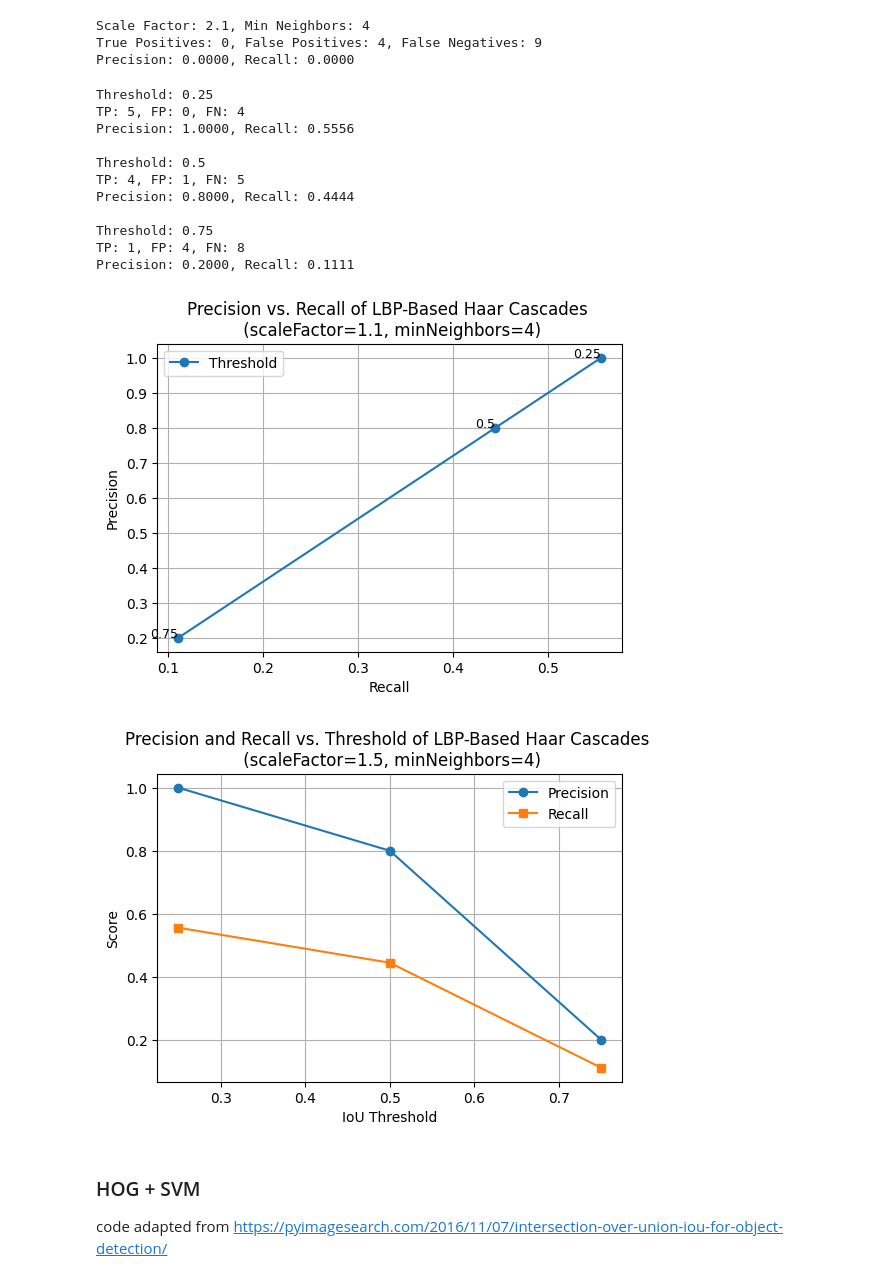
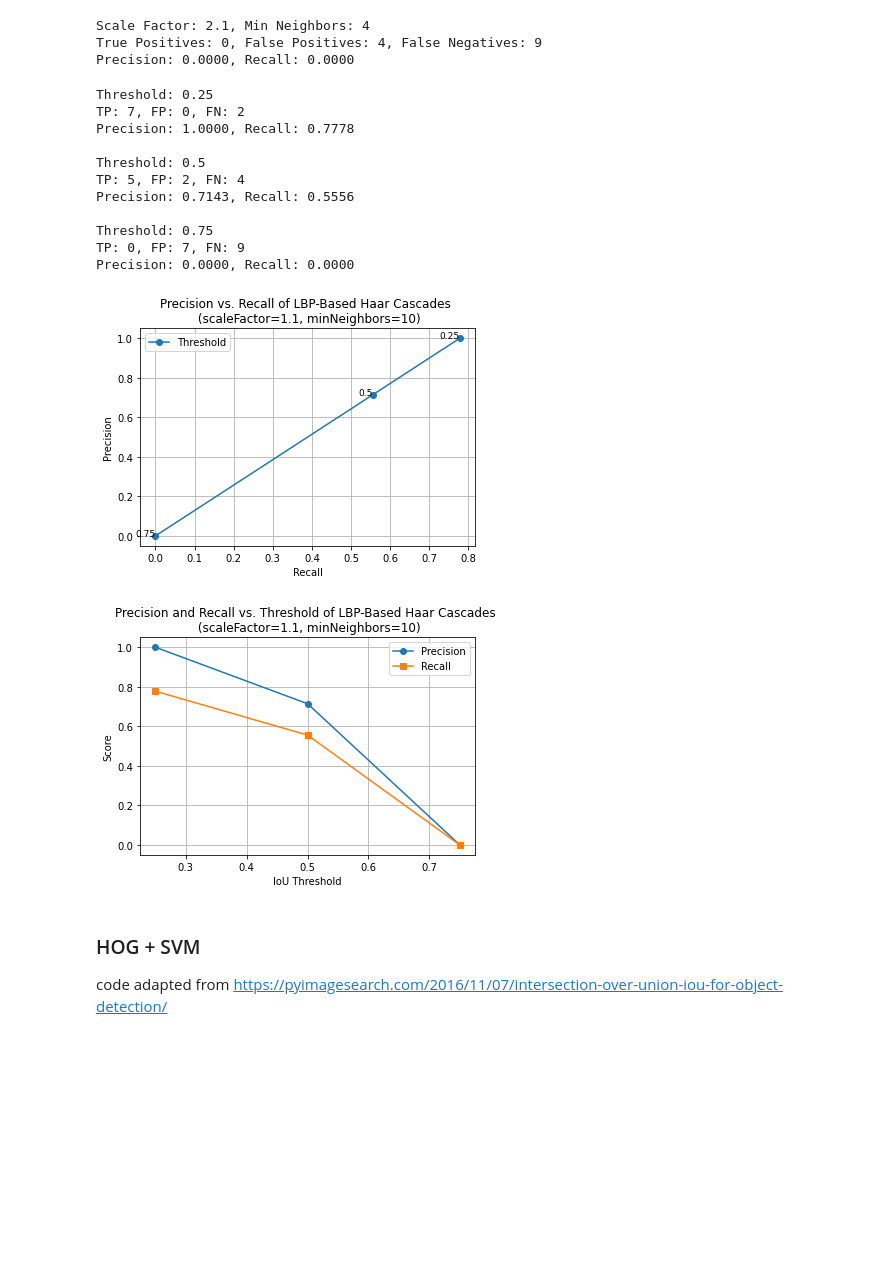
Before and after one commit to suxxmjz/encm-509-final-project, a Jupyter notebook: face_detection.ipynb, the cells around one changed output. Drawn from its saved outputs; the diff is of its cells as text; code cells hidden in the pictures; blank space fills up the shorter version.

Commit message:
change best param choice for lbp haar cascades

```diff
--- a/face_detection.ipynb
+++ b/face_detection.ipynb
@@ -641,85 +643,85 @@ Precision: 0.0000, Recall: 0.0000
 # %%
 # Testing different thresholds for scaleFactor=1.5 and minNeighbors=4
 
 # List of IoU thresholds
-thresholds_7 = [0.25, 0.50, 0.75]
-precisions_7 = []
-recalls_7 = []
+thresholds_6 = [0.25, 0.50, 0.75]
+precisions_6 = []
+recalls_6 = []
 
-for threshold_7 in thresholds_7:
+for threshold_6 in thresholds_6:
     # Calculate TP, FP, FN at the current IoU threshold
-    TP_7, FP_7, FN_7 = calc_metrics_from_iou_threshold(threshold_7, df_results_7['IoU'])
+    TP_6, FP_6, FN_6 = calc_metrics_from_iou_threshold(threshold_6, df_results_6['IoU'])
 
     # Calculate precision and recall
-    precision_7 = TP_7 / (TP_7 + FP_7)
-    recall_7 = TP_7 / (TP_7 + FN_7)
+    precision_6 = TP_6 / (TP_6 + FP_6)
+    recall_6 = TP_6 / (TP_6 + FN_6)
 
     # Store the results
-    precisions_7.append(precision_7)
-    recalls_7.append(recall_7)
+    precisions_6.append(precision_6)
+    recalls_6.append(recall_6)
 
-    print(f"Threshold: {threshold_7}")
-    print(f"TP: {TP_7}, FP: {FP_7}, FN: {FN_7}")
-    print(f"Precision: {precision_7:.4f}, Recall: {recall_7:.4f}\n")
+    print(f"Threshold: {threshold_6}")
+    print(f"TP: {TP_6}, FP: {FP_6}, FN: {FN_6}")
+    print(f"Precision: {precision_6:.4f}, Recall: {recall_6:.4f}\n")
 
 # Plotting Precision vs. Recall
 plt.figure(figsize=(6, 4))
-plt.plot(recalls_7, precisions_7, marker='o', label="Threshold")
+plt.plot(recalls_6, precisions_6, marker='o', label="Threshold")
 
 # Annotate the graph with the threshold value
-for i, t in enumerate(thresholds_7):
-    plt.text(recalls_7[i], precisions_7[i], f"{t}", fontsize=9, ha='right')
+for i, t in enumerate(thresholds_6):
+    plt.text(recalls_6[i], precisions_6[i], f"{t}", fontsize=9, ha='right')
 
 plt.xlabel("Recall")
 plt.ylabel("Precision")
-plt.title("Precision vs. Recall of LBP-Based Haar Cascades \n (scaleFactor=1.1, minNeighbors=4)")
+plt.title("Precision vs. Recall of LBP-Based Haar Cascades \n (scaleFactor=1.1, minNeighbors=10)")
 plt.grid(True)
 plt.legend()
 plt.show()
 # %% [output]
 Threshold: 0.25
-TP: 5, FP: 0, FN: 4
-Precision: 1.0000, Recall: 0.5556
+TP: 7, FP: 0, FN: 2
+Precision: 1.0000, Recall: 0.7778
 
 Threshold: 0.5
-TP: 4, FP: 1, FN: 5
-Precision: 0.8000, Recall: 0.4444
+TP: 5, FP: 2, FN: 4
+Precision: 0.7143, Recall: 0.5556
 
 Threshold: 0.75
-TP: 1, FP: 4, FN: 8
-Precision: 0.2000, Recall: 0.1111
+TP: 0, FP: 7, FN: 9
+Precision: 0.0000, Recall: 0.0000
-[figure, old version]
+[figure, new version]
 # %%
 # List of IoU thresholds
-thresholds_7 = [0.25, 0.50, 0.75]
-precisions_7 = []
-recalls_7 = []
+thresholds_6 = [0.25, 0.50, 0.75]
+precisions_6 = []
+recalls_6 = []
 
-for threshold_7 in thresholds_7:
+for threshold_6 in thresholds_6:
     # Calculate TP, FP, FN at the current IoU threshold
-    TP_7, FP_7, FN_7 = calc_metrics_from_iou_threshold(threshold_7, df_results_7['IoU'])
+    TP_6, FP_6, FN_6 = calc_metrics_from_iou_threshold(threshold_6, df_results_6['IoU'])
 
     # Calculate precision and recall
-    precision_7 = TP_7 / (TP_7 + FP_7)
-    recall_7 = TP_7 / (TP_7 + FN_7)
+    precision_6 = TP_6 / (TP_6 + FP_6)
+    recall_6 = TP_6 / (TP_6 + FN_6)
 
     # Store the results
-    precisions_7.append(precision_7)
-    recalls_7.append(recall_7)
+    precisions_6.append(precision_6)
+    recalls_6.append(recall_6)
 
 # Plotting precision and recall vs threshold
 plt.figure(figsize=(6, 4))
-plt.plot(thresholds_7, precisions_7, marker='o', label='Precision')
-plt.plot(thresholds_7, recalls_7, marker='s', label='Recall')
+plt.plot(thresholds_6, precisions_6, marker='o', label='Precision')
+plt.plot(thresholds_6, recalls_6, marker='s', label='Recall')
 
 plt.xlabel("IoU Threshold")
 plt.ylabel("Score")
-plt.title("Precision and Recall vs. Threshold of LBP-Based Haar Cascades \n (scaleFactor=1.5, minNeighbors=4)")
+plt.title("Precision and Recall vs. Threshold of LBP-Based Haar Cascades \n (scaleFactor=1.1, minNeighbors=10)")
 plt.legend()
 plt.grid(True)
 plt.show()
 # %% [output]
-[figure, old version]
+[figure, new version]
 # %% [markdown]
 ### HOG + SVM
 
```
Also changed, not shown: parts of 6 cells of this notebook.
